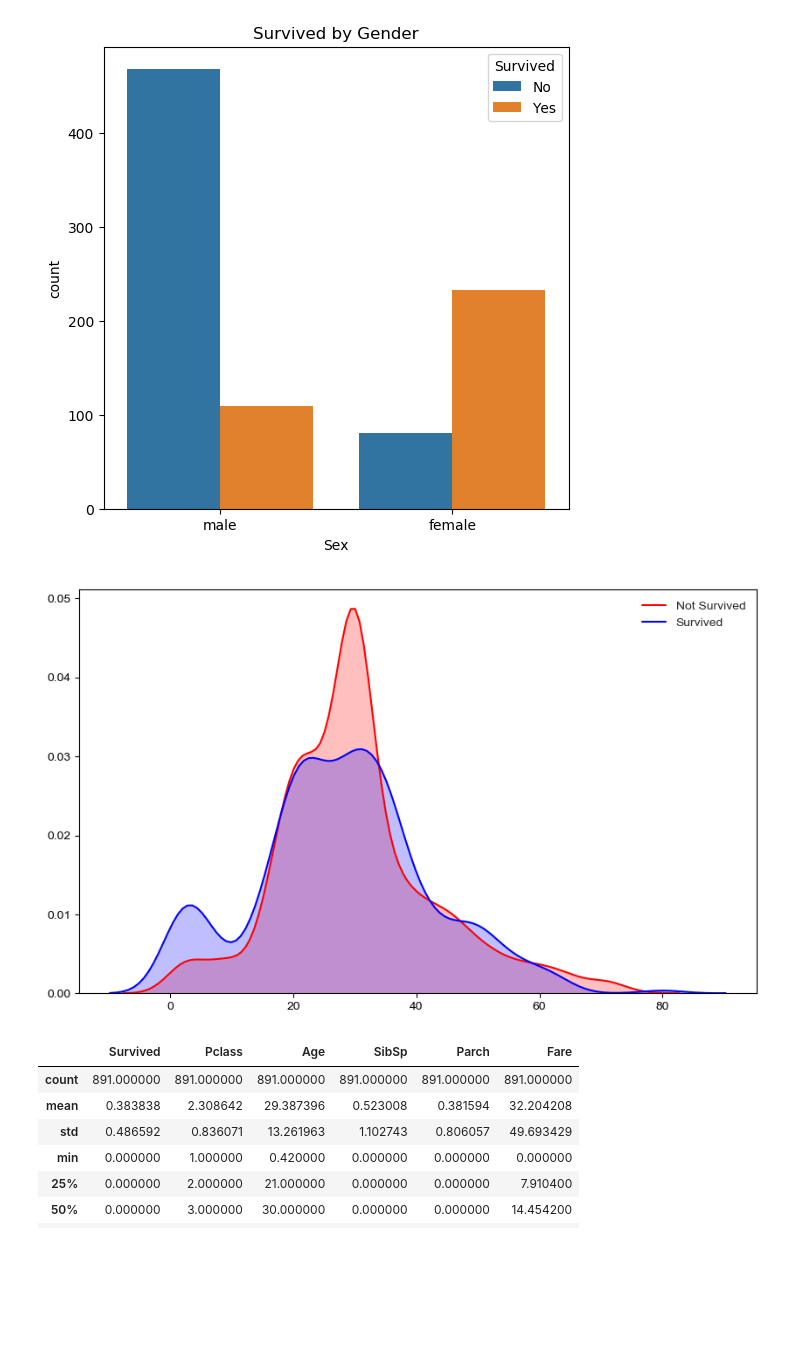
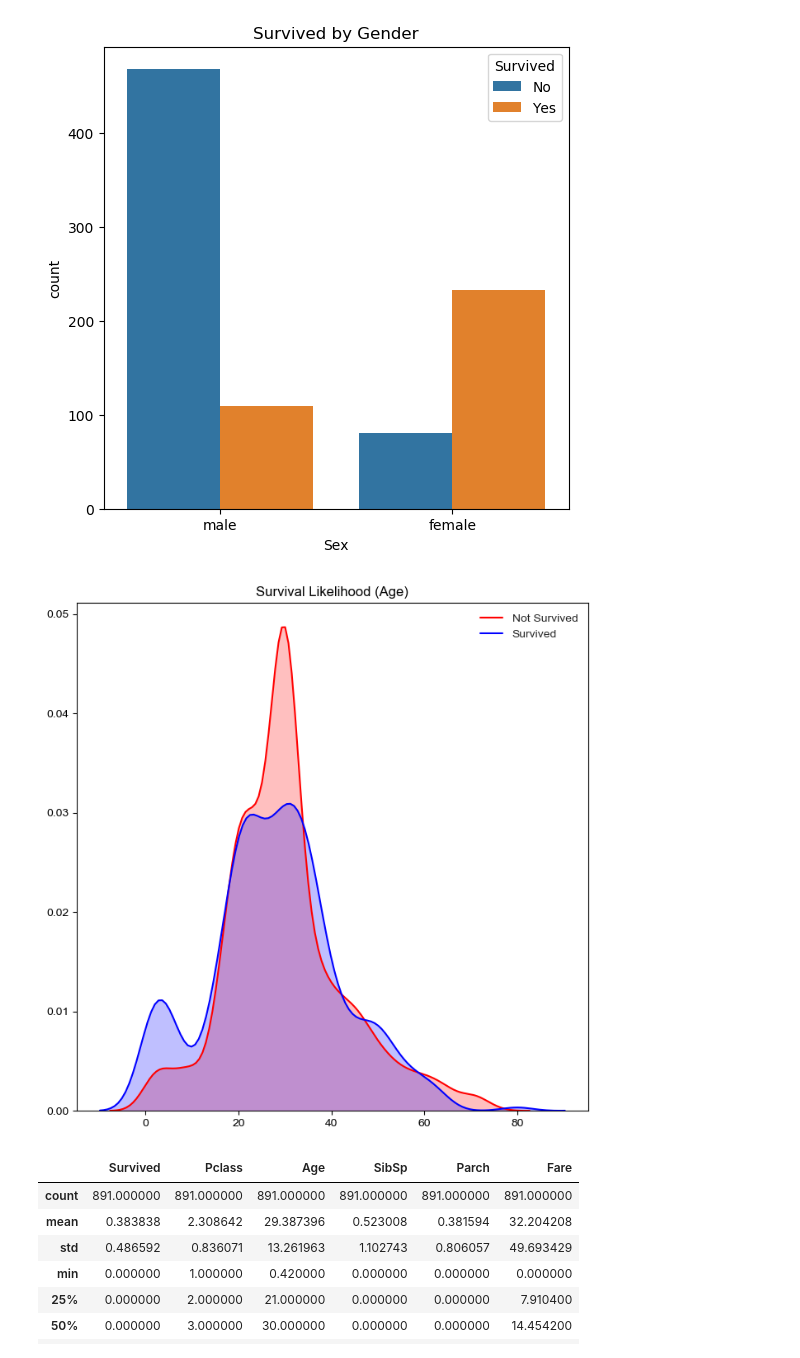
Before and after one commit to CherylTo/Titanic_WhyTheHeckNot-, a Jupyter notebook: Titanic_WhytheHeckNot!?.ipynb, the cells around one changed output. Drawn from its saved outputs; the diff is of its cells as text; code cells hidden in the pictures; blank space fills up the shorter version.

```diff
--- a/Titanic_WhytheHeckNot!?.ipynb
+++ b/Titanic_WhytheHeckNot!?.ipynb
@@ -288,12 +272,13 @@ legs[1].set_text('Yes')
 [figure]
 # %%
 #Survived by Age
-plt.subplots(figsize = (10,6))
+plt.subplots(figsize = (8,8))
+plt.title('Survival Likelihood (Age)')
 sns.set_style(style = 'darkgrid')
 sns.kdeplot(train.loc[(train['Survived'] == 0), 'Age'], shade = True, color = 'r', label = 'Not Survived')
 ax = sns.kdeplot(train.loc[(train['Survived'] == 1), 'Age'], shade = True, color = 'b', label = 'Survived')
 # %% [output]
-[figure, old version]
+[figure, new version]
 # %%
 train.describe()
 # %% [output]
```
Also changed, not shown: parts of 9 cells of this notebook.
